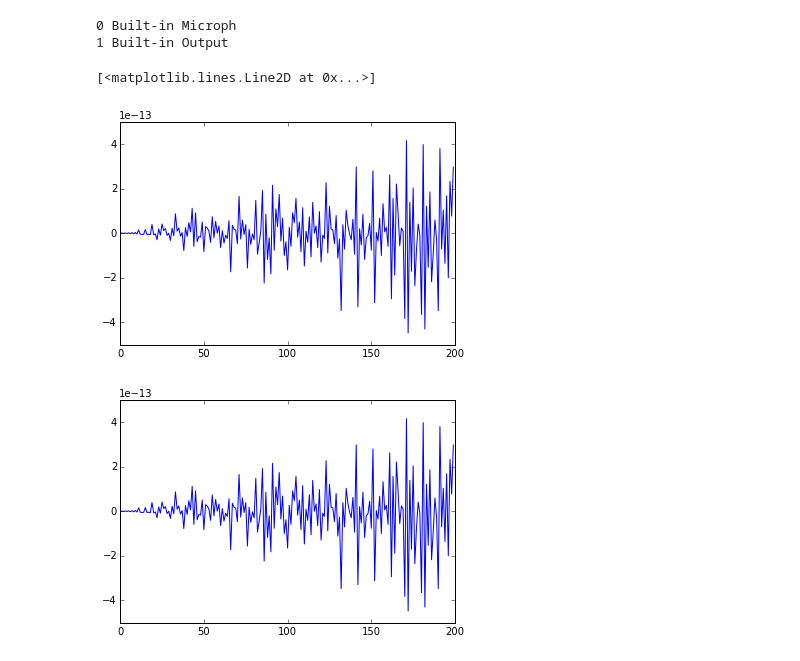
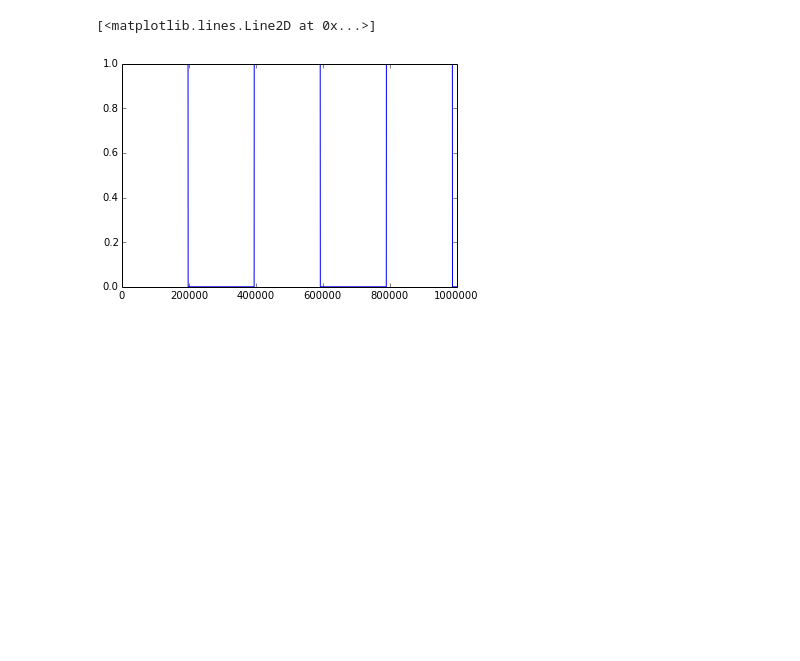
Before and after one commit to auroracramer/phasedarraylocalization, a Jupyter notebook: Simulations.ipynb, the cells around one changed output. Saved outputs shown, nothing was run; the diff lists cells and outputs as text; code cells hidden in the pictures; blank space fills up the shorter version.

```diff
--- a/Simulations.ipynb
+++ b/Simulations.ipynb
@@ -215,7 +140,0 @@ def printDevNumbers(p):
-# %%
-p = pyaudio.PyAudio()
-printDevNumbers(p)
-p.terminate()
-# %% [output]
-0 Built-in Microph
-1 Built-in Output
@@ -227,39 +140,0 @@ dout = 1
-# %%
-fc = 5e3 #434e6
-fs = 10e3 #44100
-sec = 1 #number of seconds
-n_samples = sec * fs
-t = np.arange(n_samples) * (1/fs)
-sig = 3*sin(fc*t*2*pi)
-
-
-figure()
-plt.plot((sig)[:200])
-
-sig = signal.hilbert(sig)
-
-figure()
-plt.plot((sig)[:200])
-
-# p = pyaudio.PyAudio()
-
-# Qout = Queue.Queue()
-
-# # initialize a recording thread.
-# t_play = threading.Thread(target = play_audio,   args = (Qout,   p, 44100, dout))
-
-
-# # start the recording and playing threads
-# t_play.start()
-
-# Qout.put( sig );
-
-# while not(Qout.empty()) :
-#     time.sleep(1)
-
-# # terminate pyAudio
-# p.terminate()
-# %% [output]
-[<matplotlib.lines.Line2D at 0x...>]
-[figure, removed]
-[figure, removed]
@@ -274,0 +146,16 @@ y1 = np.concatenate(( y0[:128], y1[:-128]))
+# %%
+fc = 145.230e6
+fs = 1e6
+f0 = 145.530e6
+sec = 1 #number of seconds
+n_samples = sec * fs
+#t = np.arange(n_samples) * (1/fs)
+#sig = 3*sin(fc*t*2*pi)
+sig = iq_demod_tone(f0, n_samples, fc, fs)*((signal.square(np.arange(n_samples)/(2*pi*10000))+1)/2)
+
+
+figure()
+plt.plot(abs(sig))
+# %% [output]
+[<matplotlib.lines.Line2D at 0x...>]
+[figure, added]
```
Also changed, not shown: parts of 16 cells of this notebook.
